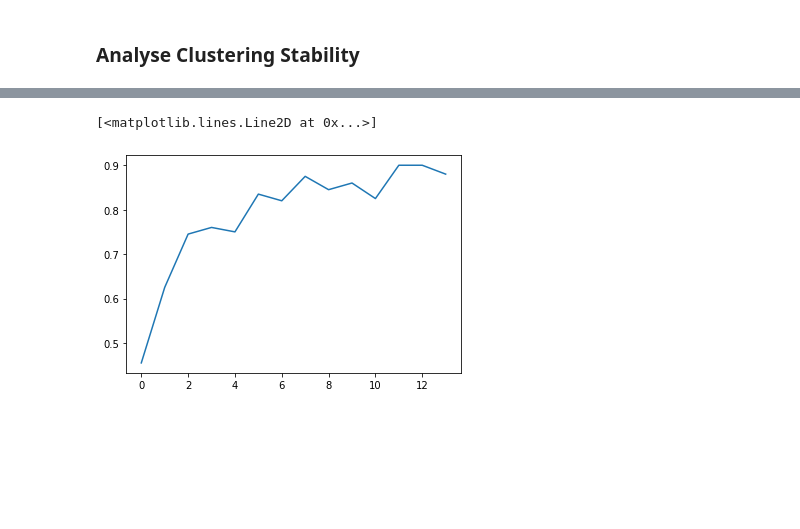
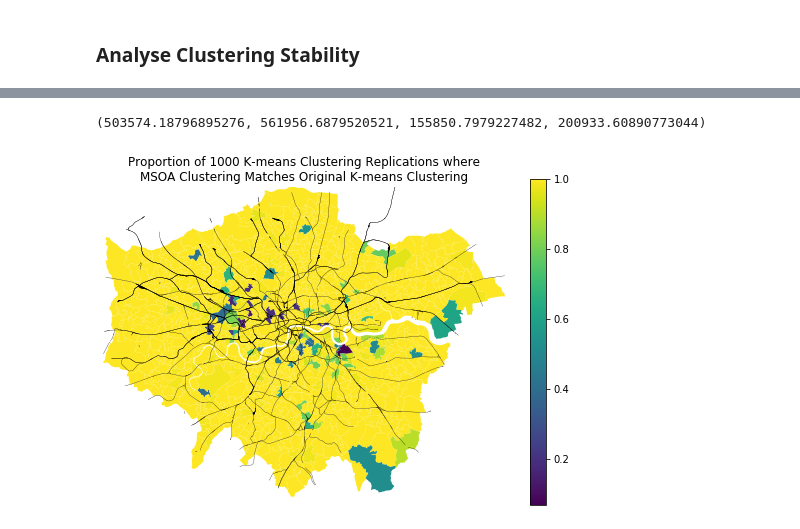
Before and after one commit to danleongjy/MY498_Capstone, a Jupyter notebook: 05 MSOA Typology/0501 MSOA Typology by JPR Sectoral Dependence Travel Time Variability and Modal Reliability.ipynb, the cells around one changed output, grey strips where cells are left out. Saved outputs shown, nothing was run; the diff lists cells and outputs as text; code cells hidden in the pictures; blank space fills up the shorter version.

Commit message:
added appendices

```diff
--- a/05 MSOA Typology/0501 MSOA Typology by JPR Sectoral Dependence Travel Time Variability and Modal Reliability.ipynb
+++ b/05 MSOA Typology/0501 MSOA Typology by JPR Sectoral Dependence Travel Time Variability and Modal Reliability.ipynb
@@ -132,12 +124,0 @@ print(nb_samples, nb_features)
-# %%
-# Create noisy versions
-nb_noisy_versions = 20
-
-Xp = np.ndarray(shape=(nb_noisy_versions, nb_samples, nb_features))
-
-for i in range(nb_noisy_versions):
-    for j in range(nb_samples):
-#        if np.random.uniform(0, 1) < 0.5:
-#            Xp[i, j, :] = X[j, :] + np.random.normal(scale=0.5, size=nb_features)
-#        else:
-        Xp[i, j, :] = X[j, :]
@@ -163,5 +125,35 @@ for n in range(2, max_nb_clusters+1):
-# %%
-plt.plot(instabilities)
-# %% [output]
-[<matplotlib.lines.Line2D at 0x...>]
-[figure, removed]
+# %%
+# identify which MSOA is closest to each cluster's centroid from the previous analysis
+dist_to_cluster_centroids = pairwise_distances(kmeans1.cluster_centers_, kmeans_data_standardised)
+cluster_centroids_closest_msoa =[]
+for i in range(n_clusters):
+    cluster_centroids_closest_msoa.append(np.where(dist_to_cluster_centroids[i] == np.amin(dist_to_cluster_centroids[i])))
+# %%
+# carry out kmeans clustering repeatedly and each time see if each MSOA is clustered with the same cluster as the previous analysis
+iters = 1000
+clustering_match = [0 for i in range(len(kmeans_data_standardised))]
+for i in range(iters):
+    kmeans_i = KMeans(n_clusters).fit(kmeans_data_standardised)
+    for j in range(len(kmeans_data_standardised)):
+        # for each MSOA, first lookup which cluster centroid it was clustered with previously
+        # then find out the new clustering label of that cluster centroid
+        # then see if the current MSOA has the same clustering label as that cluster centroid in the new clustering
+        if kmeans_i.labels_[j] == kmeans_i.labels_[cluster_centroids_closest_msoa[kmeans1.labels_[j]]]:
+            clustering_match[j] += 1
+# %%
+clustering_match_spatial = msoas.copy()
+clustering_match_spatial['PC Match'] = clustering_match
+clustering_match_spatial['PC Match'] = clustering_match_spatial['PC Match'] / iters
+
+# plot map
+fig02 = plt.figure(figsize = (9,6))
+ax02_01 = fig02.add_subplot(111)
+set_zoom(ax02_01, msoas)
+clustering_match_spatial.plot(column = 'PC Match', legend = True, ax = ax02_01)
+londontube.plot(color = 'black', linewidth = .3, ax = ax02_01)
+londonrail.plot(color = 'black', linewidth = .3, ax = ax02_01)
+plt.title('Proportion of ' + str(iters) + ' K-means Clustering Replications where\nMSOA Clustering Matches Original K-means Clustering')
+plt.axis('off')
+# %% [output]
+(503574.18796895276, 561956.6879520521, 155850.7979227482, 200933.60890773044)
+[figure, added]
```
Also changed, not shown: parts of 4 cells of this notebook, 3 other files.
